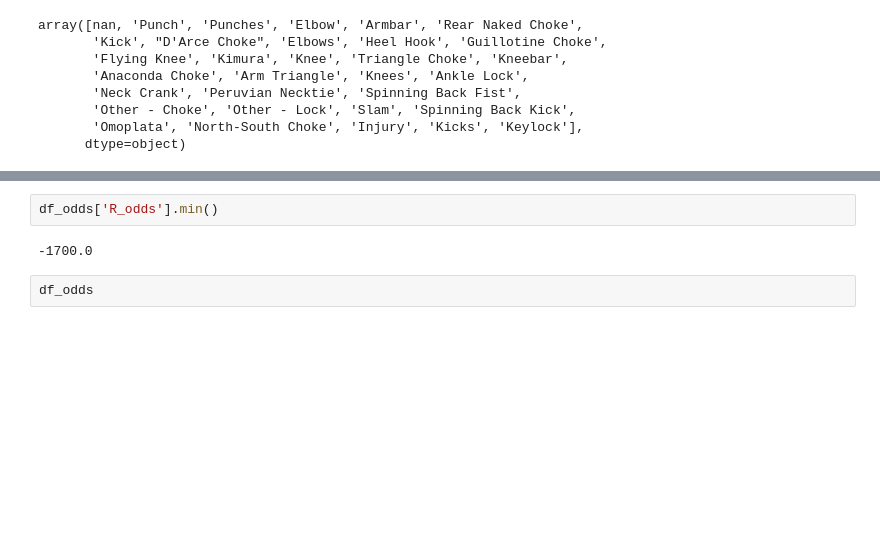
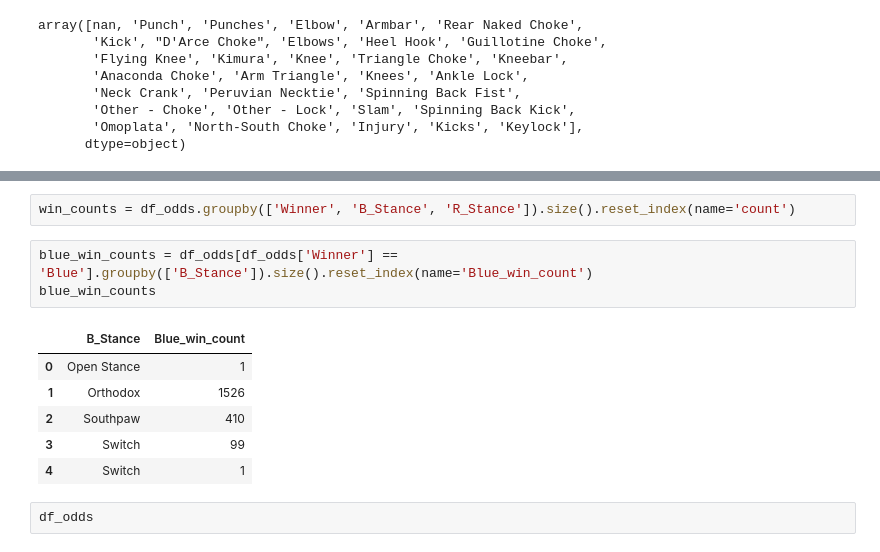
Before and after one commit to FlawlessAfro/ML_fight_prediction, a Jupyter notebook: silver/transformmatch.ipynb, the cells around one changed output, grey strips where cells are left out. Drawn from its saved outputs; the diff is of its cells as text; blank space fills up the shorter version.

```diff
--- a/silver/transformmatch.ipynb
+++ b/silver/transformmatch.ipynb
@@ -82,8 +110,16 @@ Nik Lentz              13
 Name: count, dtype: int64
-# %%
-df_odds['R_odds'].min()
-# %% [output]
--1700.0
+# %%
+win_counts = df_odds.groupby(['Winner', 'B_Stance', 'R_Stance']).size().reset_index(name='count')
+# %%
+blue_win_counts = df_odds[df_odds['Winner'] == 'Blue'].groupby(['B_Stance']).size().reset_index(name='Blue_win_count')
+blue_win_counts
+# %% [output]
+|  | B_Stance | Blue_win_count |
+| 0 | Open Stance | 1 |
+| 1 | Orthodox | 1526 |
+| 2 | Southpaw | 410 |
+| 3 | Switch | 99 |
+| 4 | Switch | 1 |
 # %%
 df_odds
 # %% [output]
```
Also changed, not shown: parts of 3 cells of this notebook, 2 other files.
